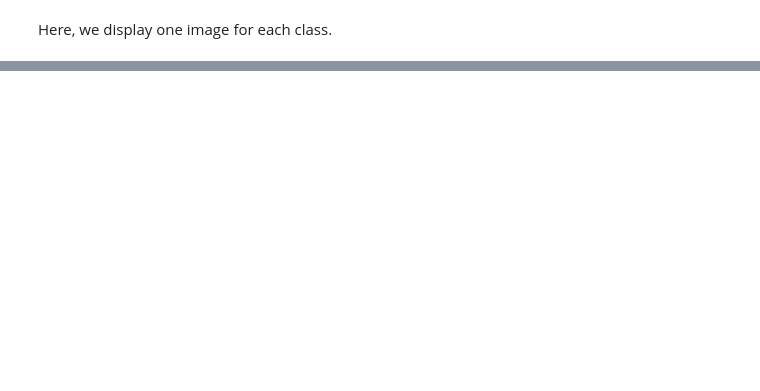
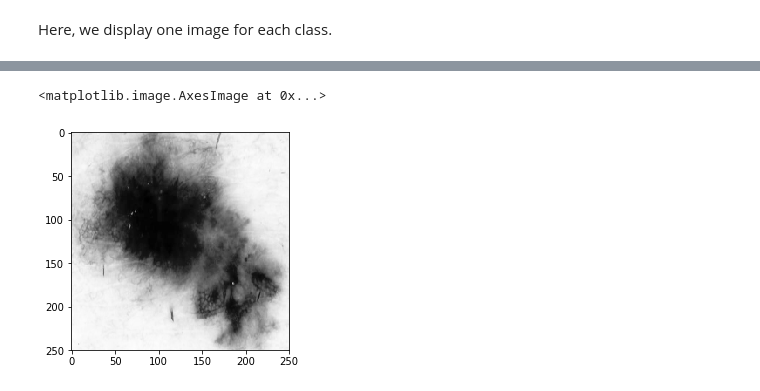
Before and after one commit to jeanbabs/Melanoma_detection, a Jupyter notebook: jean.ipynb, the cells around one changed output, grey strips where cells are left out. Saved outputs shown, nothing was run; the diff lists cells and outputs as text; code cells hidden in the pictures; blank space fills up the shorter version.

```diff
--- a/jean.ipynb
+++ b/jean.ipynb
@@ -71,0 +100,12 @@ fig.tight_layout()
+# %%
+def crop_center(img,cropx,cropy):
+    y,x = img.shape
+    startx = x//2-(cropx//2)
+    starty = y//2-(cropy//2)
+    return img[starty:starty+cropy,startx:startx+cropx]
+# %%
+croped_melanoma = crop_center(X_train[540], 250, 250)
+plt.imshow(croped_melanoma, cmap='Greys_r')
+# %% [output]
+<matplotlib.image.AxesImage at 0x...>
+[figure, added]
```
Also changed, not shown: parts of 15 cells of this notebook.
